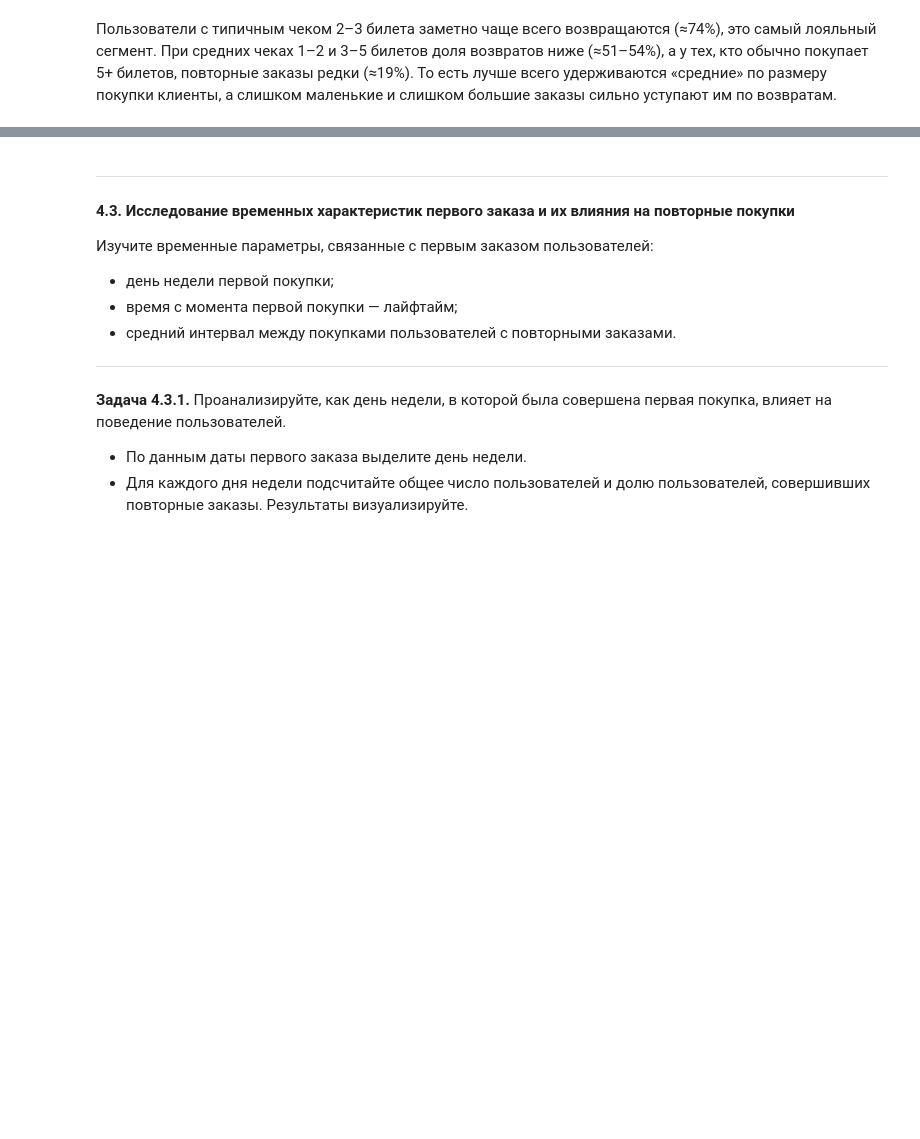
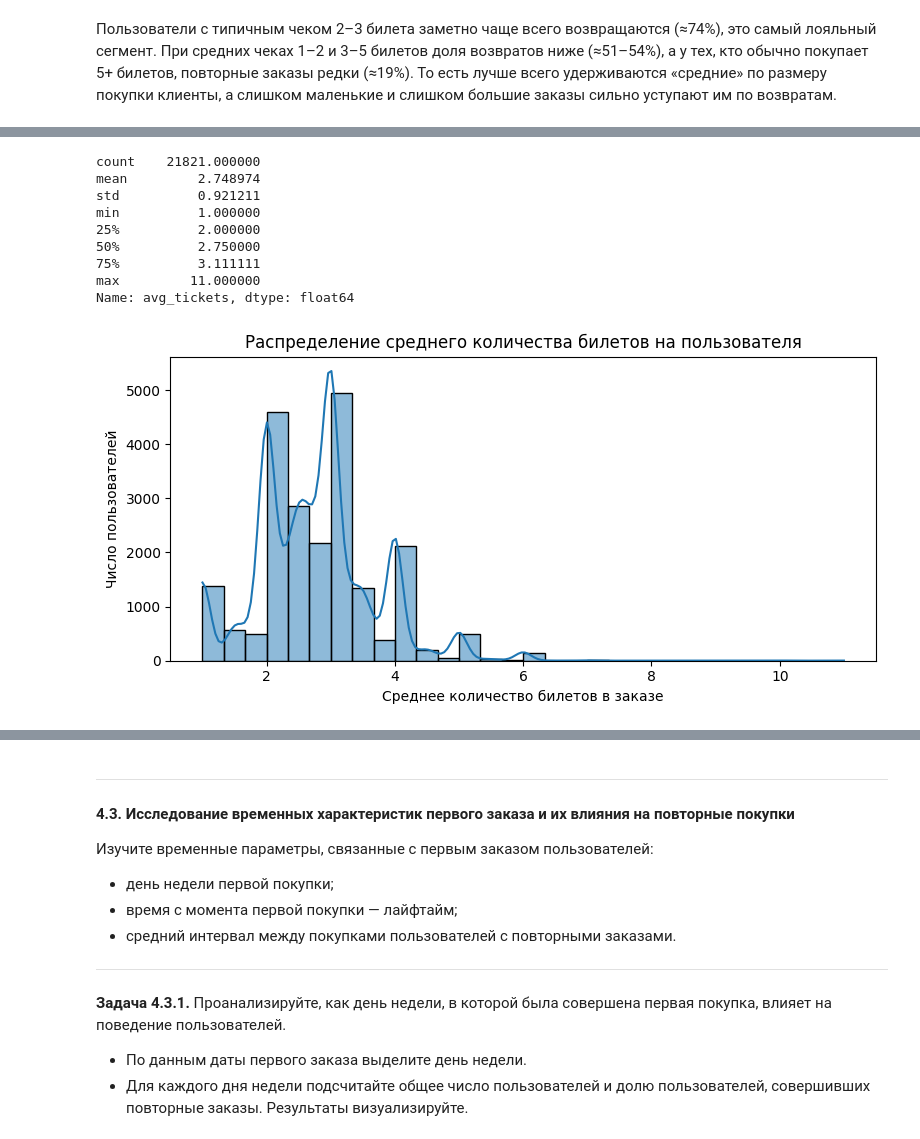
Before and after one commit to playlina/afisha-loyalty-analysis, a Jupyter notebook: afisha_loyalty.ipynb, the cells around one changed output, grey strips where cells are left out. Cells and saved outputs as stored; diff of their text form; code cells hidden in the pictures; blank space fills up the shorter version.

```diff
--- a/afisha_loyalty.ipynb
+++ b/afisha_loyalty.ipynb
@@ -1296,0 +1643,21 @@ plt.show()
+# %%
+print(user_profile['avg_tickets'].describe())
+
+plt.figure(figsize=(8, 4))
+sns.histplot(user_profile['avg_tickets'], bins=30, kde=True)
+plt.xlabel('Среднее количество билетов в заказе')
+plt.ylabel('Число пользователей')
+plt.title('Распределение среднего количества билетов на пользователя')
+plt.tight_layout()
+plt.show()
+# %% [output]
+count    21821.000000
+mean         2.748974
+std          0.921211
+min          1.000000
+25%          2.000000
+50%          2.750000
+75%          3.111111
+max         11.000000
+Name: avg_tickets, dtype: float64
+[figure, added]
```
Also changed, not shown: parts of 90 cells of this notebook.
